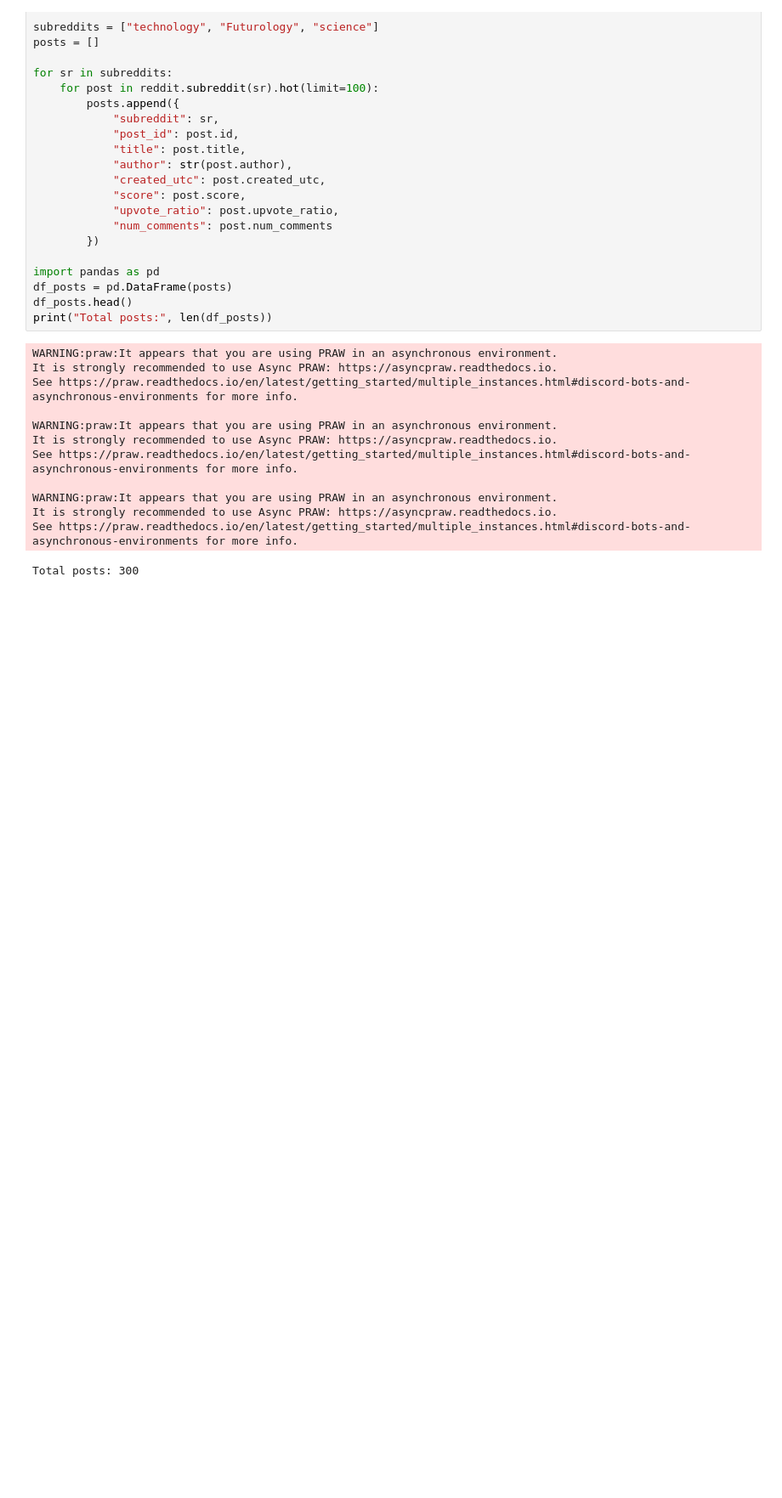
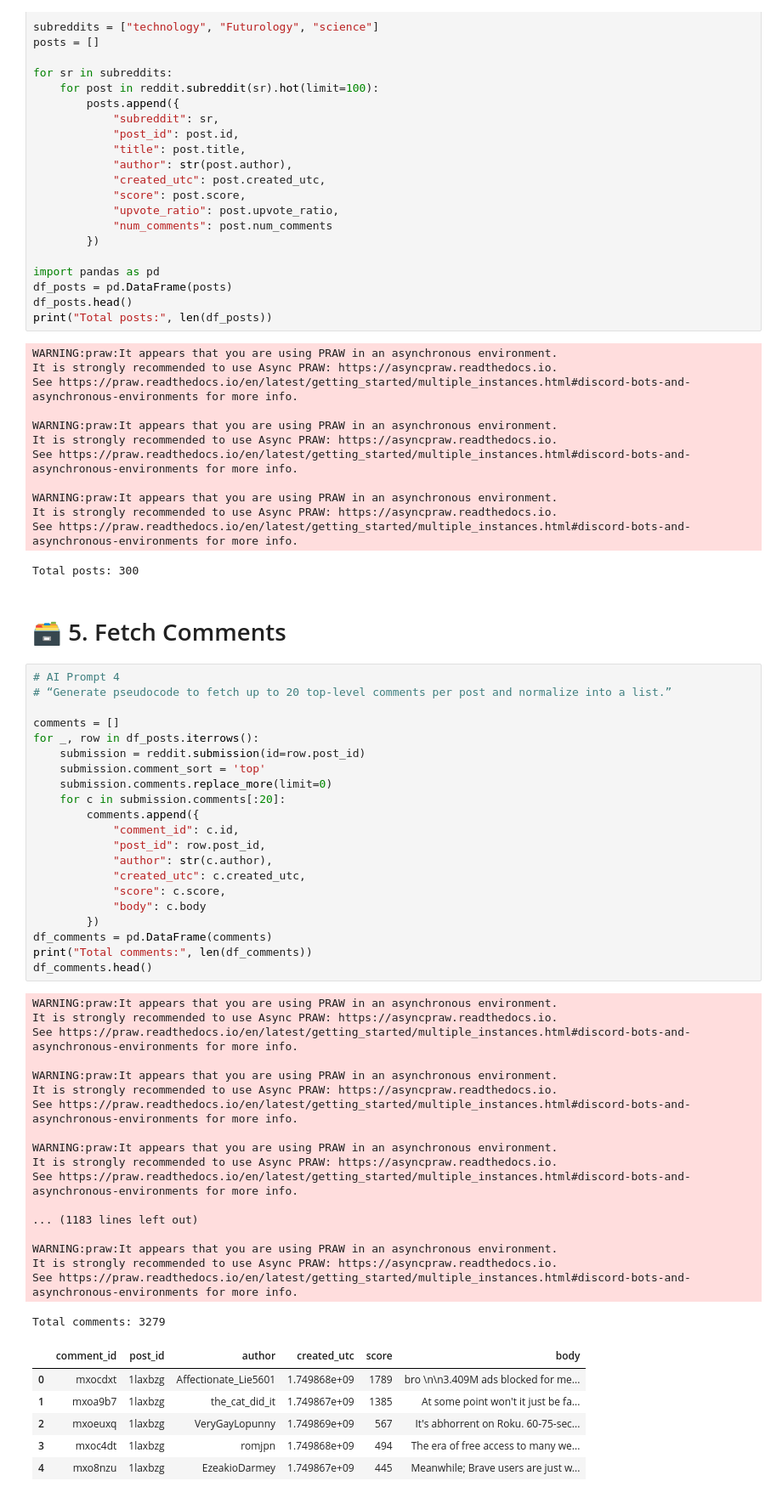
Before and after one commit to Qurat-ul-Ain-Gul19/GENIAL_COP, a Jupyter notebook: Data Science Project - Reddit Engagement Analysis/notebooks/NB01_Data_Gathering.ipynb, the cells around one changed output. Shown: that part at 85% size. Drawn from its saved outputs; the diff is of its cells as text; blank space fills up the shorter version.

Commit message:
Added code to fetch and store up to 20 comments per post, as refined from AI output.

```diff
--- a/Data Science Project - Reddit Engagement Analysis/notebooks/NB01_Data_Gathering.ipynb
+++ b/Data Science Project - Reddit Engagement Analysis/notebooks/NB01_Data_Gathering.ipynb
@@ -105,3 +105,51 @@ WARNING:praw:It appears that you are using PRAW in an asynchronous environment.
 It is strongly recommended to use Async PRAW: https://asyncpraw.readthedocs.io.
 See https://praw.readthedocs.io/en/latest/getting_started/multiple_instances.html#discord-bots-and-asynchronous-environments for more info.
 Total posts: 300
+# %% [markdown]
+# 🗃️ 5. Fetch Comments
+# %%
+# AI Prompt 4
+# “Generate pseudocode to fetch up to 20 top-level comments per post and normalize into a list.”
+
+comments = []
+for _, row in df_posts.iterrows():
+    submission = reddit.submission(id=row.post_id)
+    submission.comment_sort = 'top'
+    submission.comments.replace_more(limit=0)
+    for c in submission.comments[:20]:
+        comments.append({
+            "comment_id": c.id,
+            "post_id": row.post_id,
+            "author": str(c.author),
+            "created_utc": c.created_utc,
+            "score": c.score,
+            "body": c.body
+        })
+df_comments = pd.DataFrame(comments)
+print("Total comments:", len(df_comments))
+df_comments.head()
+# %% [output]
+WARNING:praw:It appears that you are using PRAW in an asynchronous environment.
+It is strongly recommended to use Async PRAW: https://asyncpraw.readthedocs.io.
+See https://praw.readthedocs.io/en/latest/getting_started/multiple_instances.html#discord-bots-and-asynchronous-environments for more info.
+
+WARNING:praw:It appears that you are using PRAW in an asynchronous environment.
+It is strongly recommended to use Async PRAW: https://asyncpraw.readthedocs.io.
+See https://praw.readthedocs.io/en/latest/getting_started/multiple_instances.html#discord-bots-and-asynchronous-environments for more info.
+
+WARNING:praw:It appears that you are using PRAW in an asynchronous environment.
+It is strongly recommended to use Async PRAW: https://asyncpraw.readthedocs.io.
+See https://praw.readthedocs.io/en/latest/getting_started/multiple_instances.html#discord-bots-and-asynchronous-environments for more info.
+
+... (1183 lines left out)
+
+WARNING:praw:It appears that you are using PRAW in an asynchronous environment.
+It is strongly recommended to use Async PRAW: https://asyncpraw.readthedocs.io.
+See https://praw.readthedocs.io/en/latest/getting_started/multiple_instances.html#discord-bots-and-asynchronous-environments for more info.
+Total comments: 3279
+|  | comment_id | post_id | author | created_utc | score | body |
+| 0 | mxocdxt | 1laxbzg | Affectionate_Lie5601 | 1.749868e+09 | 1789 | bro \n\n3.409M ads blocked for me... |
+| 1 | mxoa9b7 | 1laxbzg | the_cat_did_it | 1.749867e+09 | 1385 | At some point won't it just be fa... |
+| 2 | mxoeuxq | 1laxbzg | VeryGayLopunny | 1.749869e+09 | 567 | It's abhorrent on Roku. 60-75-sec... |
+| 3 | mxoc4dt | 1laxbzg | romjpn | 1.749868e+09 | 494 | The era of free access to many we... |
+| 4 | mxo8nzu | 1laxbzg | EzeakioDarmey | 1.749867e+09 | 445 | Meanwhile; Brave users are just w... |
```
